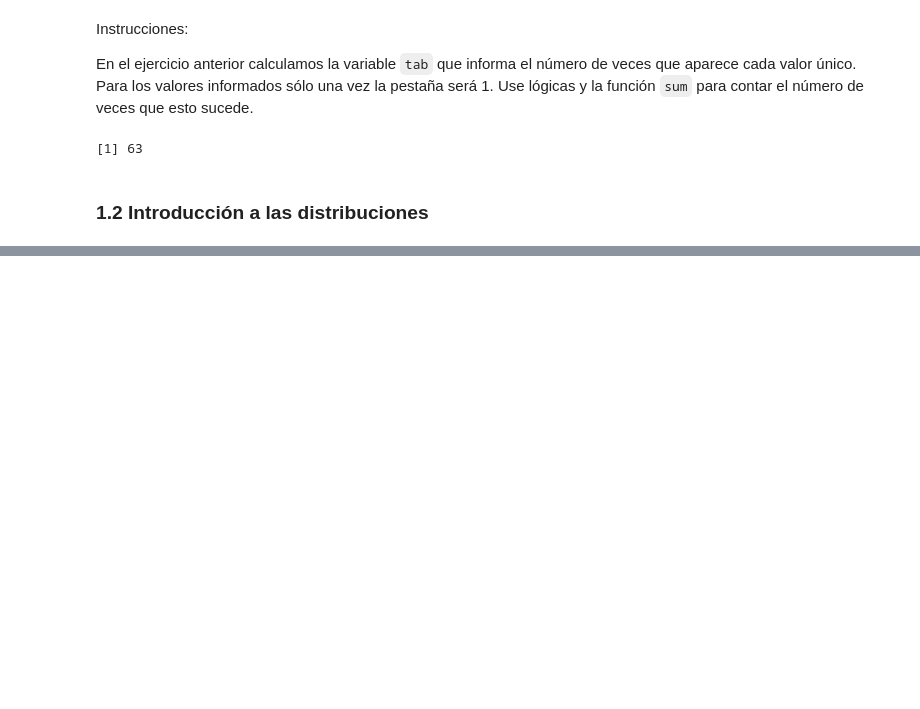
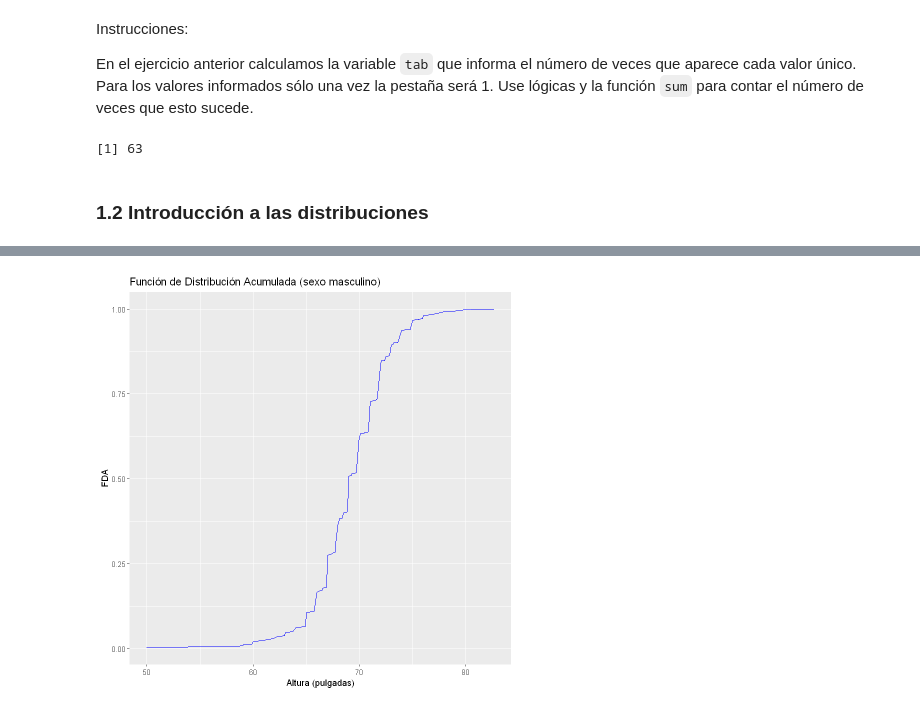
Before and after one commit to RaymundoSGlz/Data-Visualization, a Jupyter notebook: Visualizacion de datos.ipynb, the cells around one changed output, grey strips where cells are left out. Drawn from its saved outputs; the diff is of its cells as text; code cells hidden in the pictures; blank space fills up the shorter version.

```diff
--- a/Visualizacion de datos.ipynb
+++ b/Visualizacion de datos.ipynb
@@ -135,0 +180,23 @@ sum(tab==1)
+# %%
+# Cargar las librerías ggplot2 y dslabs
+library(ggplot2)
+library(dslabs)
+
+# Filtrar los datos para incluir solo el sexo masculino
+heights_male <- subset(heights, sex == "Male")
+
+# Asegurarse de que la columna de altura es de tipo numeric
+heights_male$height <- as.numeric(heights_male$height)
+
+# Calcular la FDA para los datos del sexo masculino
+fda <- ecdf(heights_male$height)
+
+# Crear un data frame con dos columnas: altura y FDA
+df <- data.frame(height=heights_male$height, fda=fda(heights_male$height))
+
+# Crear el gráfico de la FDA
+ggplot(df, aes(x=height, y=fda)) +
+  geom_line(color="blue") +
+  labs(title="Función de Distribución Acumulada (sexo masculino)", x="Altura (pulgadas)", y="FDA")
+# %% [output]
+[figure, added]
```
Also changed, not shown: parts of 51 cells of this notebook.
